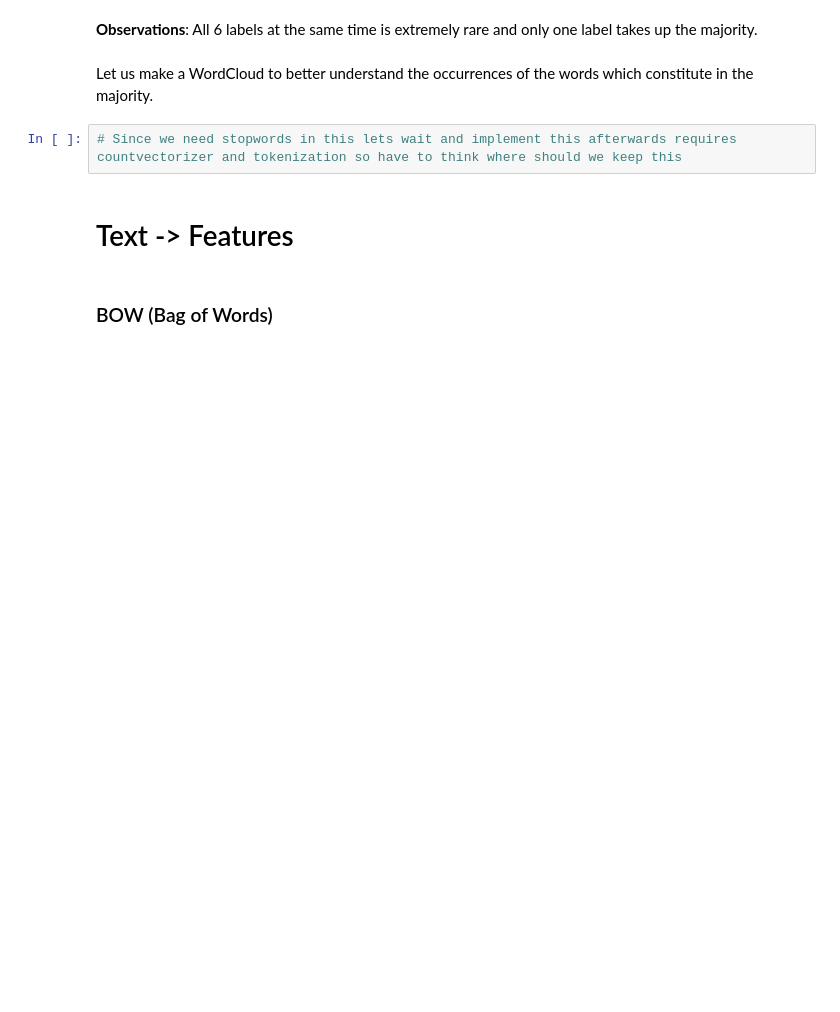
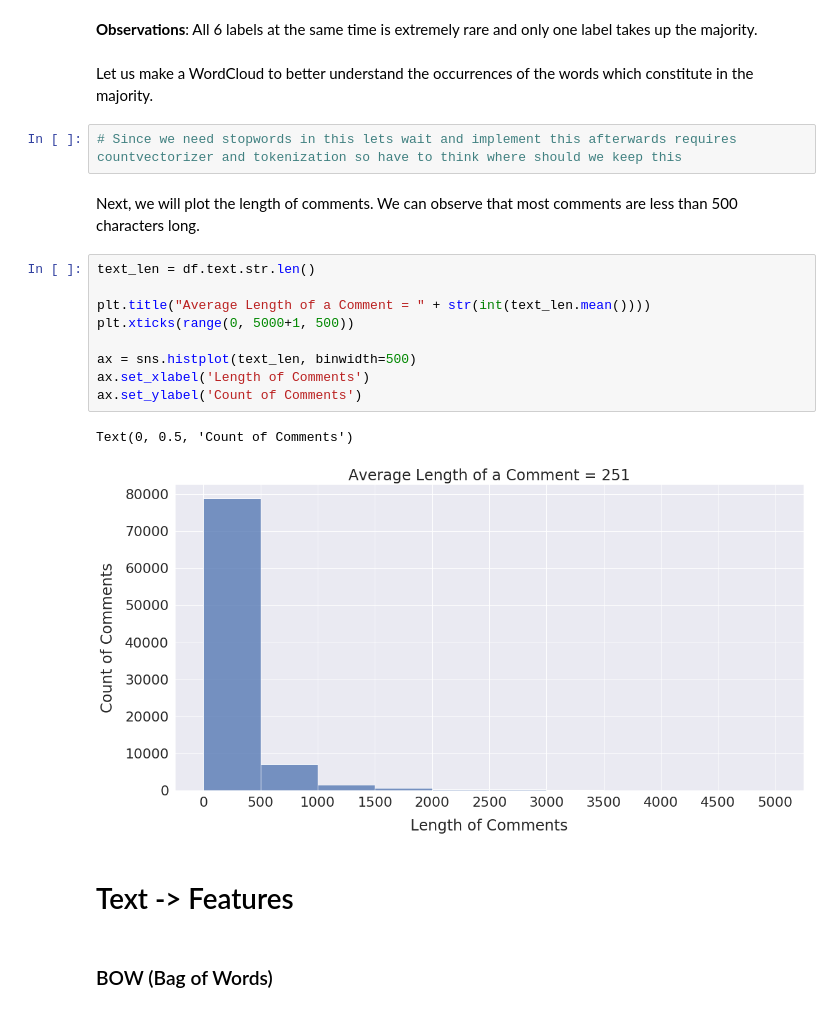
Before and after one commit to mayankchadha16/Why-so-Harsh, a Jupyter notebook: Clones.ipynb, the cells around one changed output. Cells and saved outputs as stored; diff of their text form; blank space fills up the shorter version.

```diff
--- a/Clones.ipynb
+++ b/Clones.ipynb
@@ -155,6 +191,20 @@ plt.show()
 Let us make a WordCloud to better understand the occurrences of the words which constitute in the majority.
 # %%
 # Since we need stopwords in this lets wait and implement this afterwards requires countvectorizer and tokenization so have to think where should we keep this
+# %% [markdown]
+Next, we will plot the length of comments. We can observe that most comments are less than 500 characters long.
+# %%
+text_len = df.text.str.len()
+
+plt.title("Average Length of a Comment = " + str(int(text_len.mean())))
+plt.xticks(range(0, 5000+1, 500))
+
+ax = sns.histplot(text_len, binwidth=500)
+ax.set_xlabel('Length of Comments')
+ax.set_ylabel('Count of Comments')
+# %% [output]
+Text(0, 0.5, 'Count of Comments')
+[figure, added]
 # %% [markdown]
 # Text -> Features
 # %% [markdown]
```
Also changed, not shown: parts of 10 cells of this notebook.
